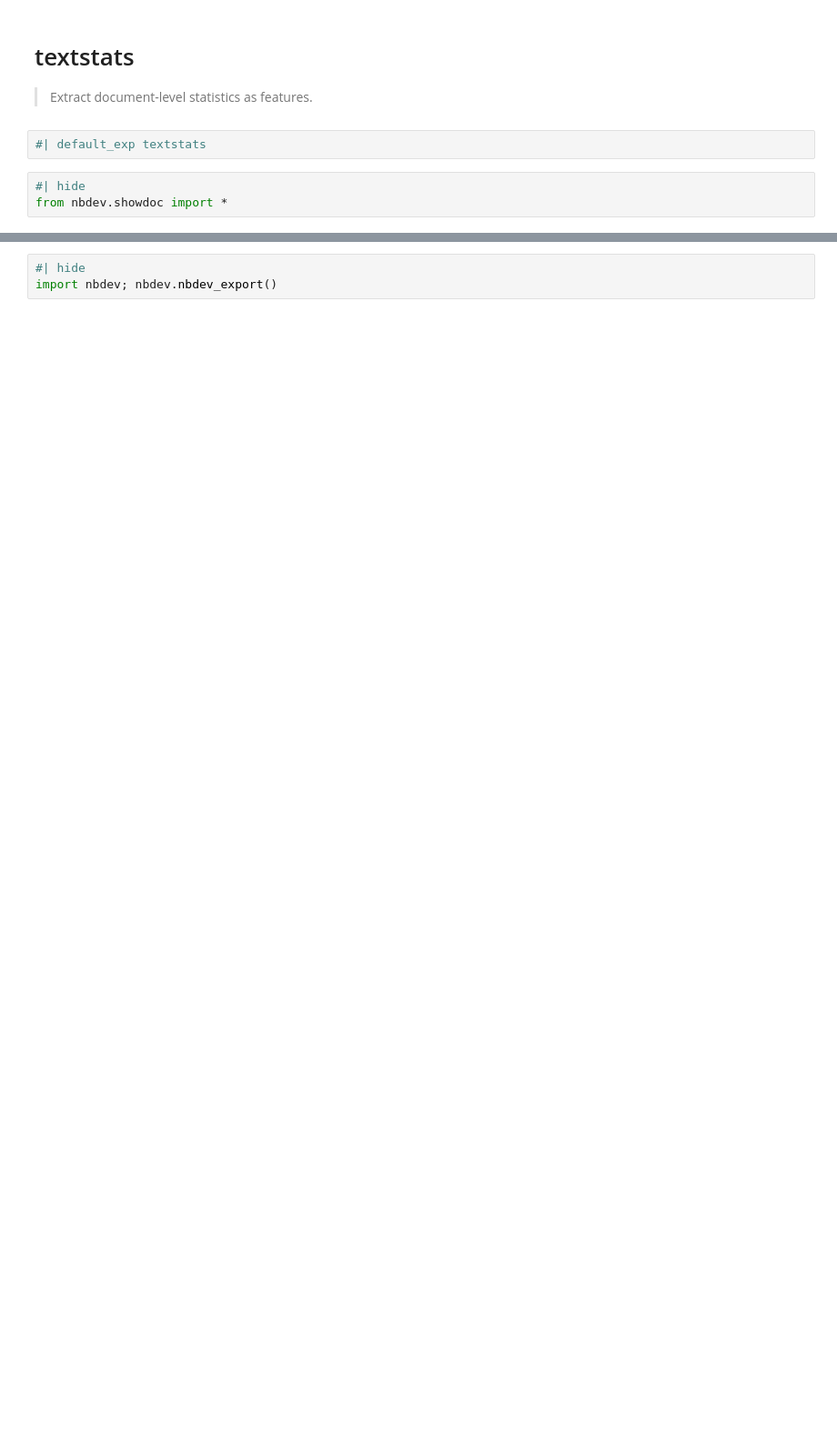
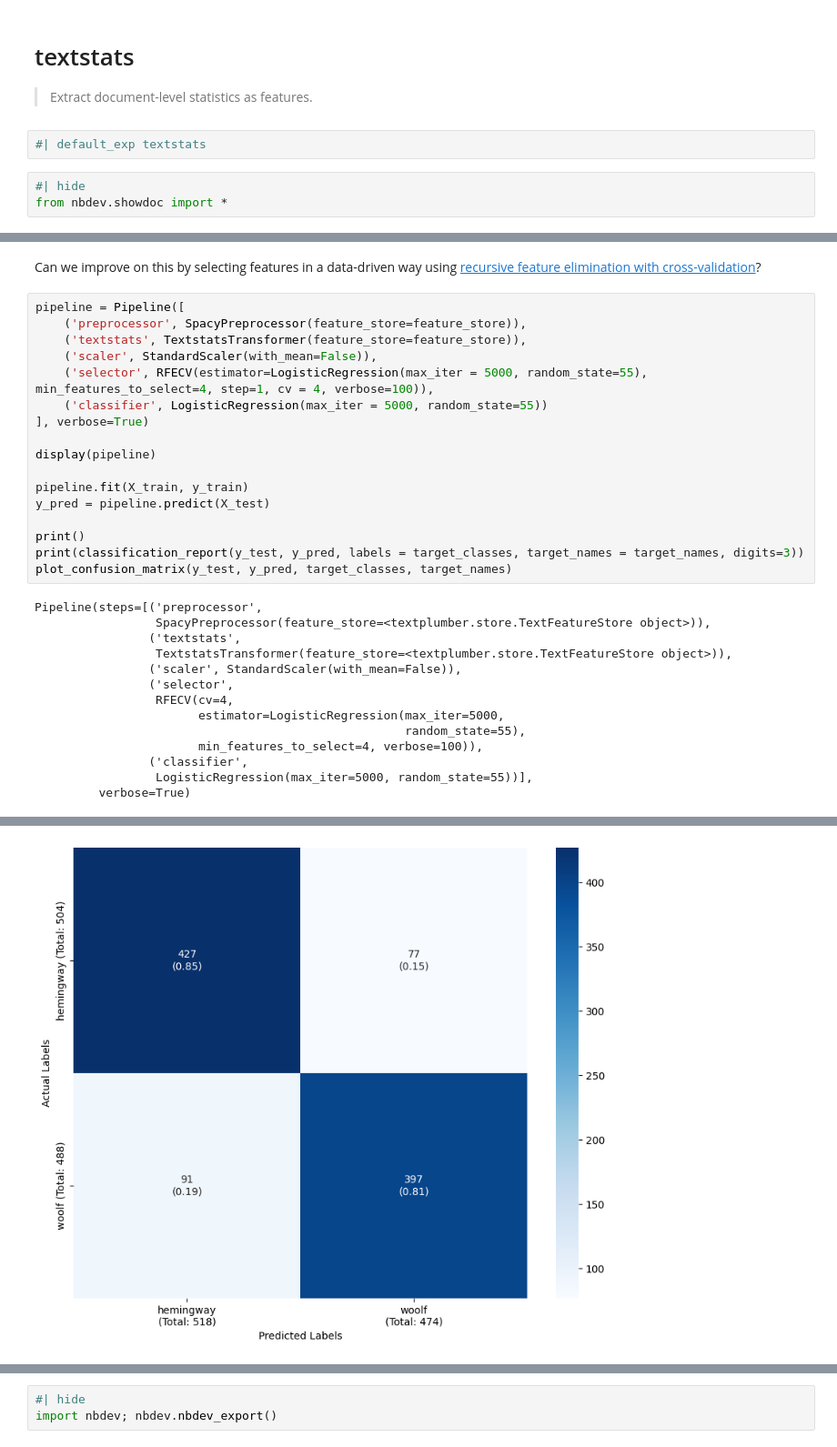
Before and after one commit to polsci/textplumber, a Jupyter notebook: nbs/40_textstats.ipynb, the cells around one changed output, grey strips where cells are left out. Shown at 91% size. Cells and saved outputs as stored; diff of their text form; blank space fills up the shorter version.

```diff
--- a/nbs/40_textstats.ipynb
+++ b/nbs/40_textstats.ipynb
@@ -70,0 +171,33 @@ os.remove('test_textstats.sqlite')
+# %% [markdown]
+Can we improve on this by selecting features in a data-driven way using [recursive feature elimination with cross-validation](https://scikit-learn.org/stable/modules/generated/sklearn.feature_selection.RFECV.html)?
+# %%
+pipeline = Pipeline([
+    ('preprocessor', SpacyPreprocessor(feature_store=feature_store)),
+	('textstats', TextstatsTransformer(feature_store=feature_store)),
+	('scaler', StandardScaler(with_mean=False)),
+	('selector', RFECV(estimator=LogisticRegression(max_iter = 5000, random_state=55), min_features_to_select=4, step=1, cv = 4, verbose=100)),
+    ('classifier', LogisticRegression(max_iter = 5000, random_state=55))
+], verbose=True)
+
+display(pipeline)
+
+pipeline.fit(X_train, y_train)
+y_pred = pipeline.predict(X_test)
+
+print()
+print(classification_report(y_test, y_pred, labels = target_classes, target_names = target_names, digits=3))
+plot_confusion_matrix(y_test, y_pred, target_classes, target_names)
+# %% [output]
+Pipeline(steps=[('preprocessor',
+                 SpacyPreprocessor(feature_store=<textplumber.store.TextFeatureStore object>)),
+                ('textstats',
+                 TextstatsTransformer(feature_store=<textplumber.store.TextFeatureStore object>)),
+                ('scaler', StandardScaler(with_mean=False)),
+                ('selector',
+                 RFECV(cv=4,
+                       estimator=LogisticRegression(max_iter=5000,
+                                                    random_state=55),
+                       min_features_to_select=4, verbose=100)),
+                ('classifier',
+                 LogisticRegression(max_iter=5000, random_state=55))],
+         verbose=True)
@@ -70,0 +221 @@ os.remove('test_textstats.sqlite')
+[figure, added]
```
Also changed, not shown: parts of 19 cells of this notebook.
